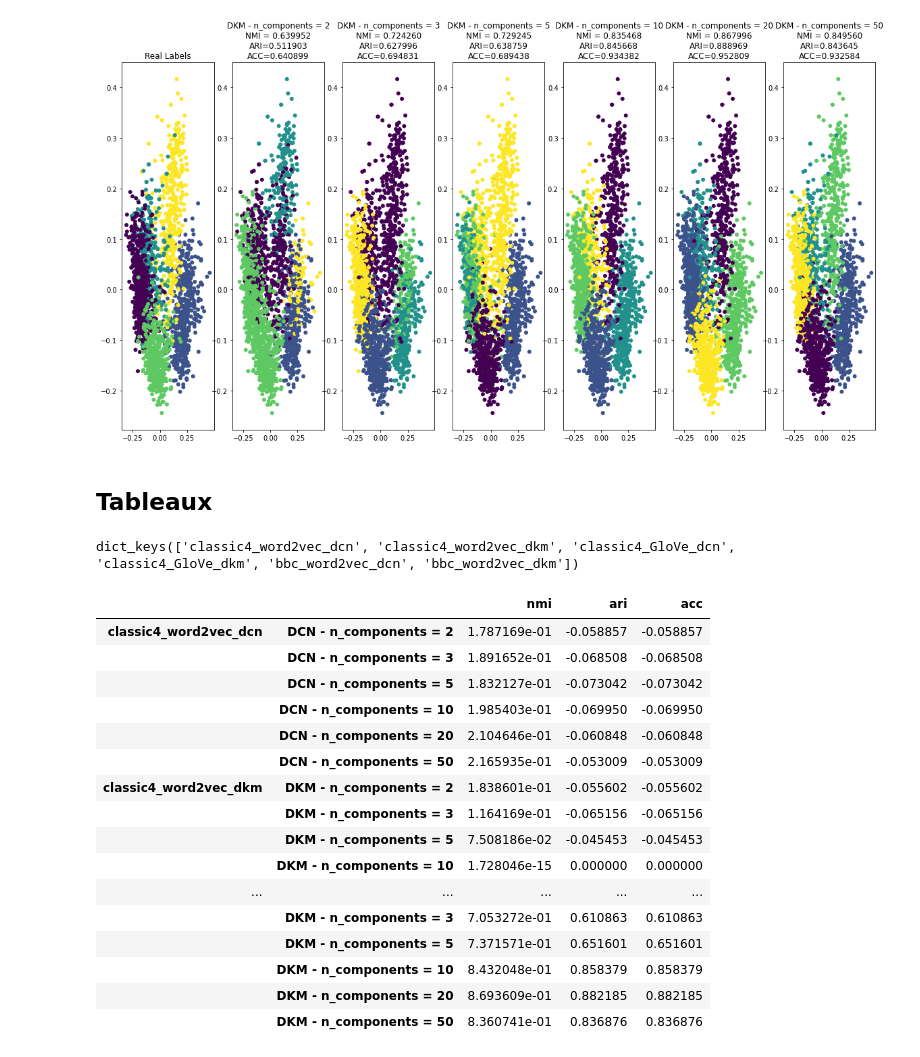
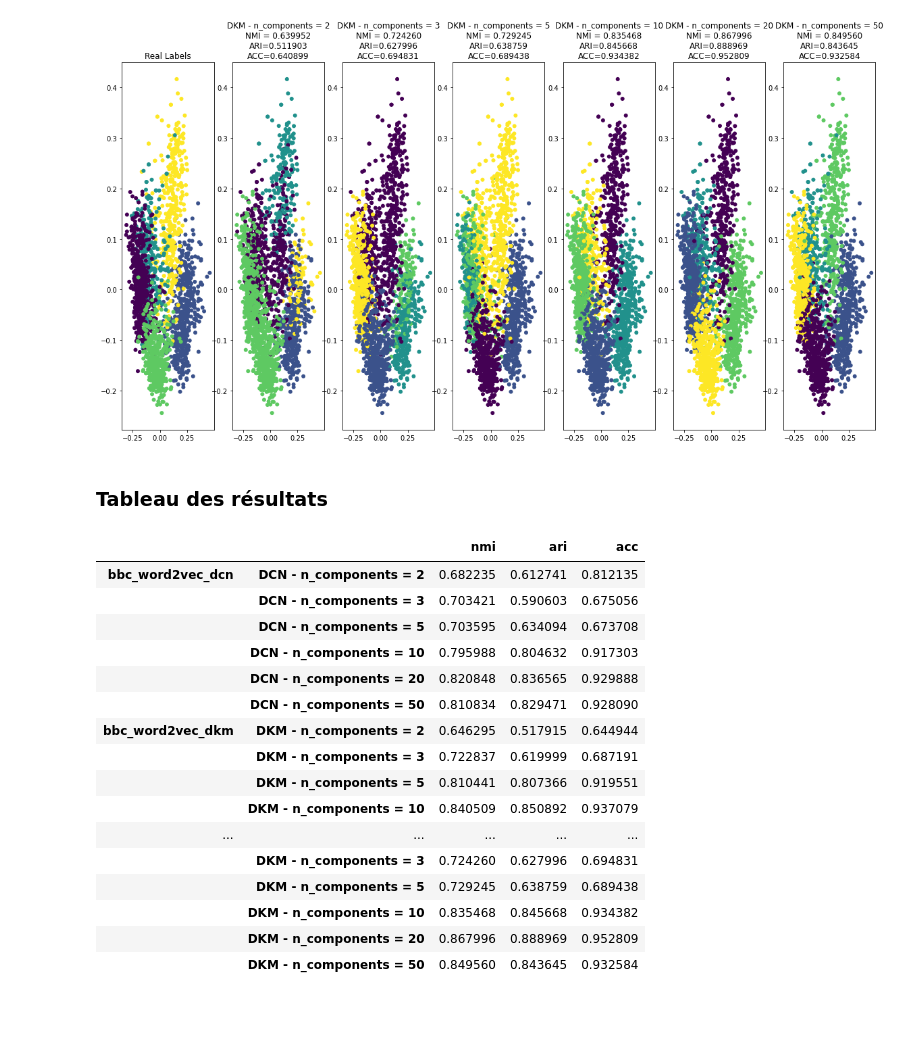
Before and after one commit to skourta/articulus_divisio, a Jupyter notebook: DKM_DCN_tf_py.ipynb, the cells around one changed output. Cells and saved outputs as stored; diff of their text form; code cells hidden in the pictures; blank space fills up the shorter version.

```diff
--- a/DKM_DCN_tf_py.ipynb
+++ b/DKM_DCN_tf_py.ipynb
@@ -737,7 +801,7 @@ nmis, aris, accs = eval_clustering_2D(X_reduced, map_labels(labels), DCN_labels,
 [figure]
 # %%
 key = '{}_{}_dcn'.format(dataset, rep)
-resluts[key] = (nmis, aris, accs)
+bbc_resluts[key] = (nmis, aris, accs)
 # %% [markdown]
 #### DKM
 # %%
@@ -769,7 +833,7 @@ nmis, aris, accs = eval_clustering_2D(X_reduced, map_labels(labels), DKM_labels,
 [figure]
 # %%
 key = '{}_{}_dkm'.format(dataset, rep)
-resluts[key] = (nmis, aris, accs)
+bbc_resluts[key] = (nmis, aris, accs)
 # %% [markdown]
 ### GloVe
 # %%
@@ -806,7 +870,7 @@ nmis, aris, accs = eval_clustering_2D(X_reduced, map_labels(labels), DCN_labels,
 [figure]
 # %%
 key = '{}_{}_dcn'.format(dataset, rep)
-resluts[key] = (nmis, aris, accs)
+bbc_resluts[key] = (nmis, aris, accs)
 # %% [markdown]
 #### DKM
 # %%
@@ -838,48 +902,34 @@ nmis, aris, accs = eval_clustering_2D(X_reduced, map_labels(labels), DKM_labels,
 [figure]
 # %%
 key = '{}_{}_dkm'.format(dataset, rep)
-resluts[key] = (nmis, aris, accs)
+bbc_resluts[key] = (nmis, aris, accs)
-# %% [markdown]
-## Tableaux
+# %% [markdown]
+### Tableau des résultats
 # %%
 with open("/gdrive/My Drive/datasets/AMSD/projet_nadif/part2results.pkl", "wb") as results_file:
   pickle.dump(resluts, results_file)
-# %%
-resluts.keys()
-# %% [output]
-dict_keys(['classic4_word2vec_dcn', 'classic4_word2vec_dkm', 'classic4_GloVe_dcn', 'classic4_GloVe_dkm', 'bbc_word2vec_dcn', 'bbc_word2vec_dkm'])
 # %%
-new_results = {}
-for key, val in resluts.items():
-  new_results[key] = {}
-  nmi, ari, acc = val
-  for inkey in nmi.keys():
-    new_results[key][inkey] = {
-        'nmi': nmi[inkey],
-        'ari': ari[inkey],
-        'acc': ari[inkey],
-    }
-
-results_dataframe = pd.DataFrame.from_dict({(i,j): new_results[i][j]
-                           for i in new_results.keys()
-                           for j in new_results[i].keys()},
+BBC_results = {key: {inkey: {'nmi': nmi[inkey],'ari': ari[inkey],'acc': acc[inkey]} for inkey in nmi.keys()}  for key, (nmi, ari, acc) in bbc_resluts.items()}
+bbc_results_dataframe = pd.DataFrame.from_dict({(i,j): BBC_results[i][j]
+                           for i in BBC_results.keys()
+                           for j in BBC_results[i].keys()},
                        orient='index')
-results_dataframe
+bbc_results_dataframe
 # %% [output]
 |  |  | nmi | ari | acc |
-| classic4_word2vec_dcn | DCN - n_components = 2 | 1.787169e-01 | -0.058857 | -0.058857 |
-|  | DCN - n_components = 3 | 1.891652e-01 | -0.068508 | -0.068508 |
-|  | DCN - n_components = 5 | 1.832127e-01 | -0.073042 | -0.073042 |
-|  | DCN - n_components = 10 | 1.985403e-01 | -0.069950 | -0.069950 |
-|  | DCN - n_components = 20 | 2.104646e-01 | -0.060848 | -0.060848 |
-|  | DCN - n_components = 50 | 2.165935e-01 | -0.053009 | -0.053009 |
-| classic4_word2vec_dkm | DKM - n_components = 2 | 1.838601e-01 | -0.055602 | -0.055602 |
-|  | DKM - n_components = 3 | 1.164169e-01 | -0.065156 | -0.065156 |
-|  | DKM - n_components = 5 | 7.508186e-02 | -0.045453 | -0.045453 |
-|  | DKM - n_components = 10 | 1.728046e-15 | 0.000000 | 0.000000 |
+| bbc_word2vec_dcn | DCN - n_components = 2 | 0.682235 | 0.612741 | 0.812135 |
+|  | DCN - n_components = 3 | 0.703421 | 0.590603 | 0.675056 |
+|  | DCN - n_components = 5 | 0.703595 | 0.634094 | 0.673708 |
+|  | DCN - n_components = 10 | 0.795988 | 0.804632 | 0.917303 |
+|  | DCN - n_components = 20 | 0.820848 | 0.836565 | 0.929888 |
+|  | DCN - n_components = 50 | 0.810834 | 0.829471 | 0.928090 |
+| bbc_word2vec_dkm | DKM - n_components = 2 | 0.646295 | 0.517915 | 0.644944 |
+|  | DKM - n_components = 3 | 0.722837 | 0.619999 | 0.687191 |
+|  | DKM - n_components = 5 | 0.810441 | 0.807366 | 0.919551 |
+|  | DKM - n_components = 10 | 0.840509 | 0.850892 | 0.937079 |
 | ... | ... | ... | ... | ... |
-|  | DKM - n_components = 3 | 7.053272e-01 | 0.610863 | 0.610863 |
-|  | DKM - n_components = 5 | 7.371571e-01 | 0.651601 | 0.651601 |
-|  | DKM - n_components = 10 | 8.432048e-01 | 0.858379 | 0.858379 |
-|  | DKM - n_components = 20 | 8.693609e-01 | 0.882185 | 0.882185 |
-|  | DKM - n_components = 50 | 8.360741e-01 | 0.836876 | 0.836876 |
+|  | DKM - n_components = 3 | 0.724260 | 0.627996 | 0.694831 |
+|  | DKM - n_components = 5 | 0.729245 | 0.638759 | 0.689438 |
+|  | DKM - n_components = 10 | 0.835468 | 0.845668 | 0.934382 |
+|  | DKM - n_components = 20 | 0.867996 | 0.888969 | 0.952809 |
+|  | DKM - n_components = 50 | 0.849560 | 0.843645 | 0.932584 |
```
Also changed, not shown: parts of 34 cells of this notebook.
